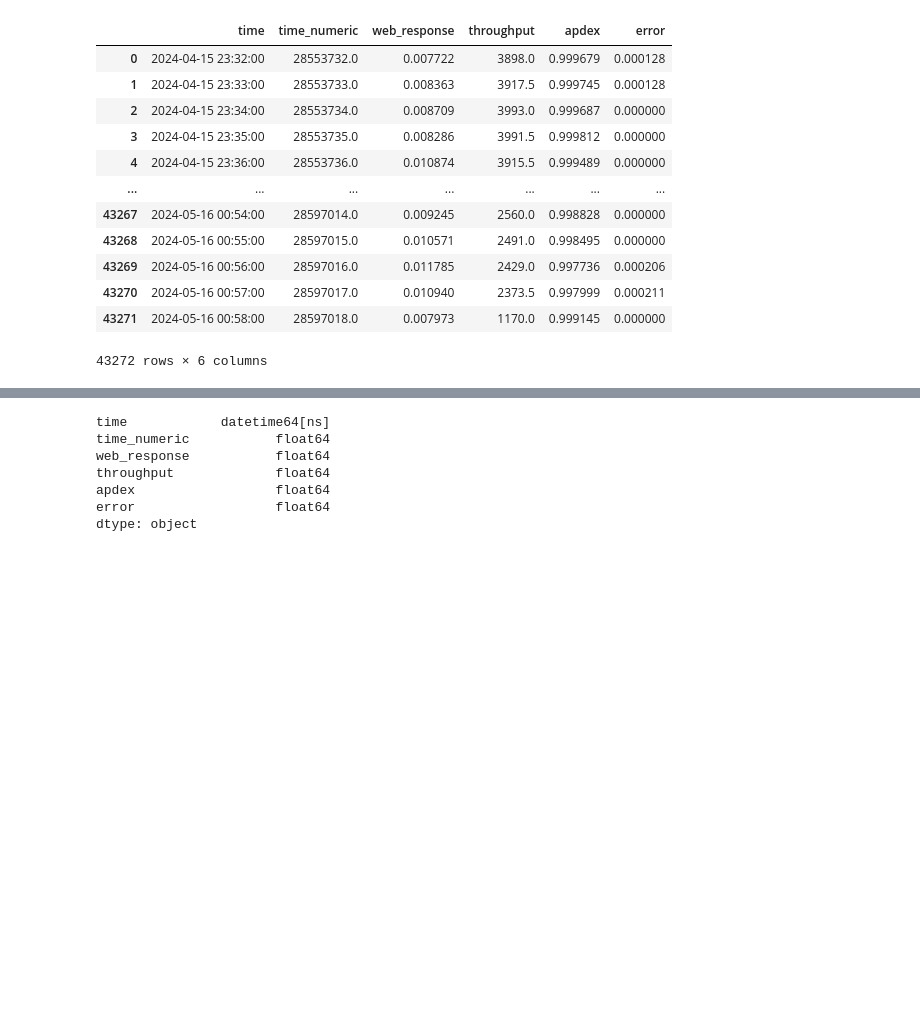
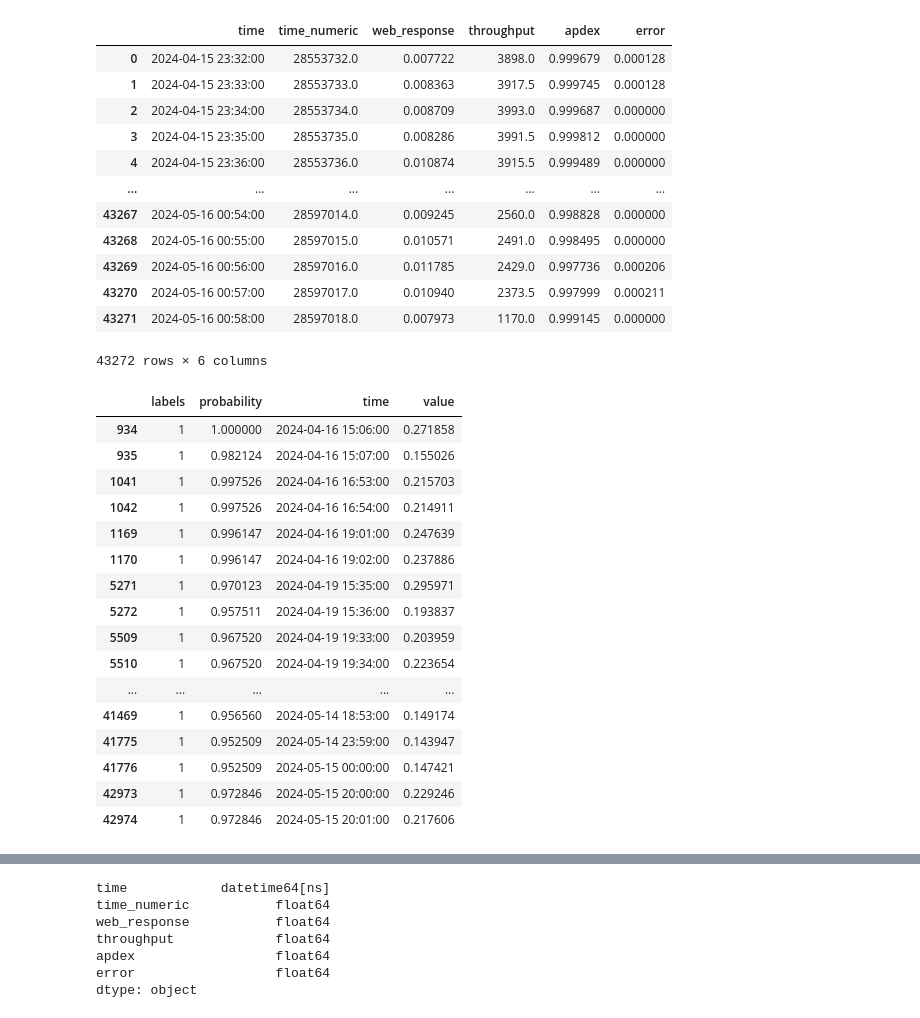
Before and after one commit to REU-DS-CLUB/redlab_hack, a Jupyter notebook: Analyst.ipynb, the cells around one changed output, grey strips where cells are left out. Saved outputs shown, nothing was run; the diff lists cells and outputs as text; code cells hidden in the pictures; blank space fills up the shorter version.

```diff
--- a/Analyst.ipynb
+++ b/Analyst.ipynb
@@ -57,0 +62,21 @@ See the caveats in the documentation: https://pandas.pydata.org/pandas-docs/stab
+# %%
+df = result["web_response"]
+df[df["labels"]==1]
+# %% [output]
+|  | labels | probability | time | value |
+| 934 | 1 | 1.000000 | 2024-04-16 15:06:00 | 0.271858 |
+| 935 | 1 | 0.982124 | 2024-04-16 15:07:00 | 0.155026 |
+| 1041 | 1 | 0.997526 | 2024-04-16 16:53:00 | 0.215703 |
+| 1042 | 1 | 0.997526 | 2024-04-16 16:54:00 | 0.214911 |
+| 1169 | 1 | 0.996147 | 2024-04-16 19:01:00 | 0.247639 |
+| 1170 | 1 | 0.996147 | 2024-04-16 19:02:00 | 0.237886 |
+| 5271 | 1 | 0.970123 | 2024-04-19 15:35:00 | 0.295971 |
+| 5272 | 1 | 0.957511 | 2024-04-19 15:36:00 | 0.193837 |
+| 5509 | 1 | 0.967520 | 2024-04-19 19:33:00 | 0.203959 |
+| 5510 | 1 | 0.967520 | 2024-04-19 19:34:00 | 0.223654 |
+| ... | ... | ... | ... | ... |
+| 41469 | 1 | 0.956560 | 2024-05-14 18:53:00 | 0.149174 |
+| 41775 | 1 | 0.952509 | 2024-05-14 23:59:00 | 0.143947 |
+| 41776 | 1 | 0.952509 | 2024-05-15 00:00:00 | 0.147421 |
+| 42973 | 1 | 0.972846 | 2024-05-15 20:00:00 | 0.229246 |
+| 42974 | 1 | 0.972846 | 2024-05-15 20:01:00 | 0.217606 |
```
Also changed, not shown: parts of 13 cells of this notebook, 1 other file.
